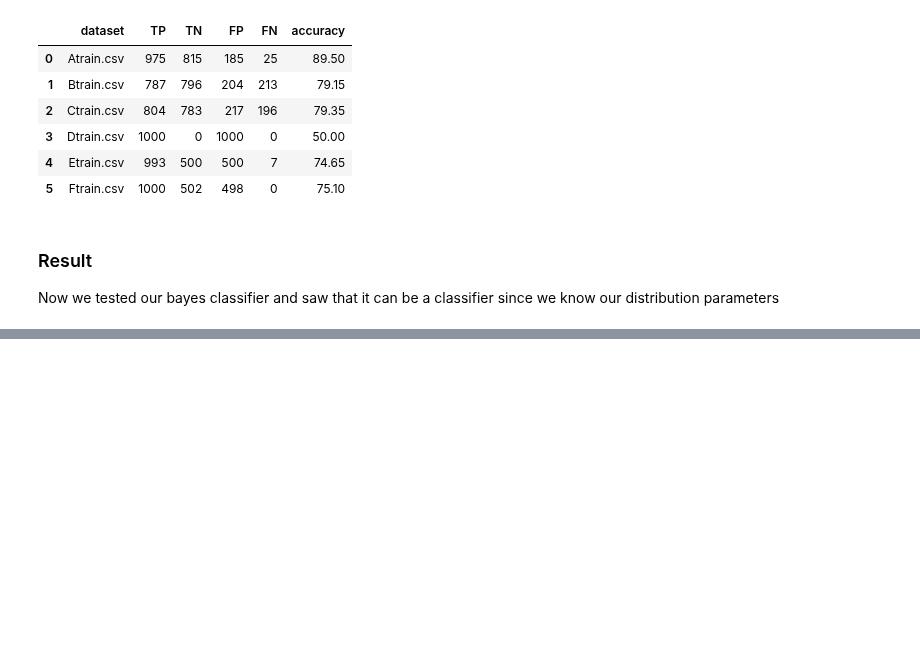
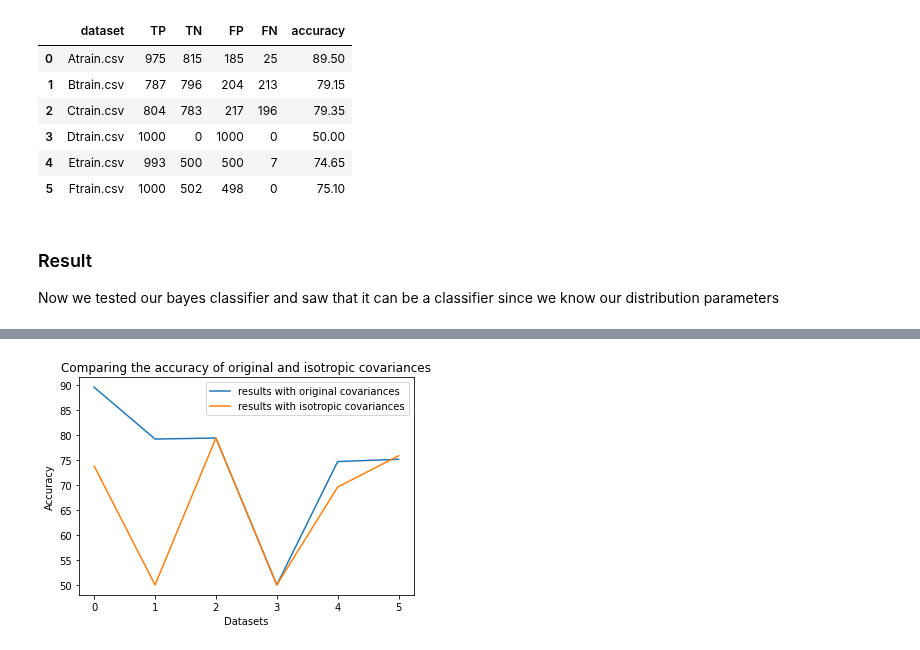
Before and after one commit to amindadgar/Pattern-Recognition, a Jupyter notebook: HW3/Q2/Q2_main.ipynb, the cells around one changed output, grey strips where cells are left out. Saved outputs shown, nothing was run; the diff lists cells and outputs as text; code cells hidden in the pictures; blank space fills up the shorter version.

```diff
--- a/HW3/Q2/Q2_main.ipynb
+++ b/HW3/Q2/Q2_main.ipynb
@@ -300,0 +311,17 @@ Now we tested our bayes classifier and saw that it can be a classifier since we
+# %%
+### Calculate the isotropic matrixes
+Sigma_s_isotropic = []
+
+## for each dataset covariances
+for idx, matrix in enumerate(Sigma_s):
+
+    Sigma_s_isotropic.append([])
+    ## for each class covariances
+    for j in range (0,2):
+        eigvalues, _ = np.linalg.eig(matrix[j])
+        Sigma_s_isotropic[idx].append( np.matrix( [[eigvalues[0], 0], [0, eigvalues[1]]]) )
+
+## convert to a numpy array
+Sigma_s_isotropic = np.array(Sigma_s_isotropic)
+# %%
+isotropic_res = bayes_classifier(dataset_names, mu_s, np.array(Sigma_s_isotropic))
@@ -300,0 +348,10 @@ Now we tested our bayes classifier and saw that it can be a classifier since we
+# %%
+plt.plot(result_ds.accuracy)
+plt.plot(isotropic_res.accuracy)
+plt.legend(['results with original covariances', 'results with isotropic covariances'])
+plt.title('Comparing the accuracy of original and isotropic covariances')
+plt.xlabel('Datasets')
+plt.ylabel('Accuracy')
+plt.show()
+# %% [output]
+[figure, added]
```
Also changed, not shown: parts of 8 cells of this notebook, 1 other file.
